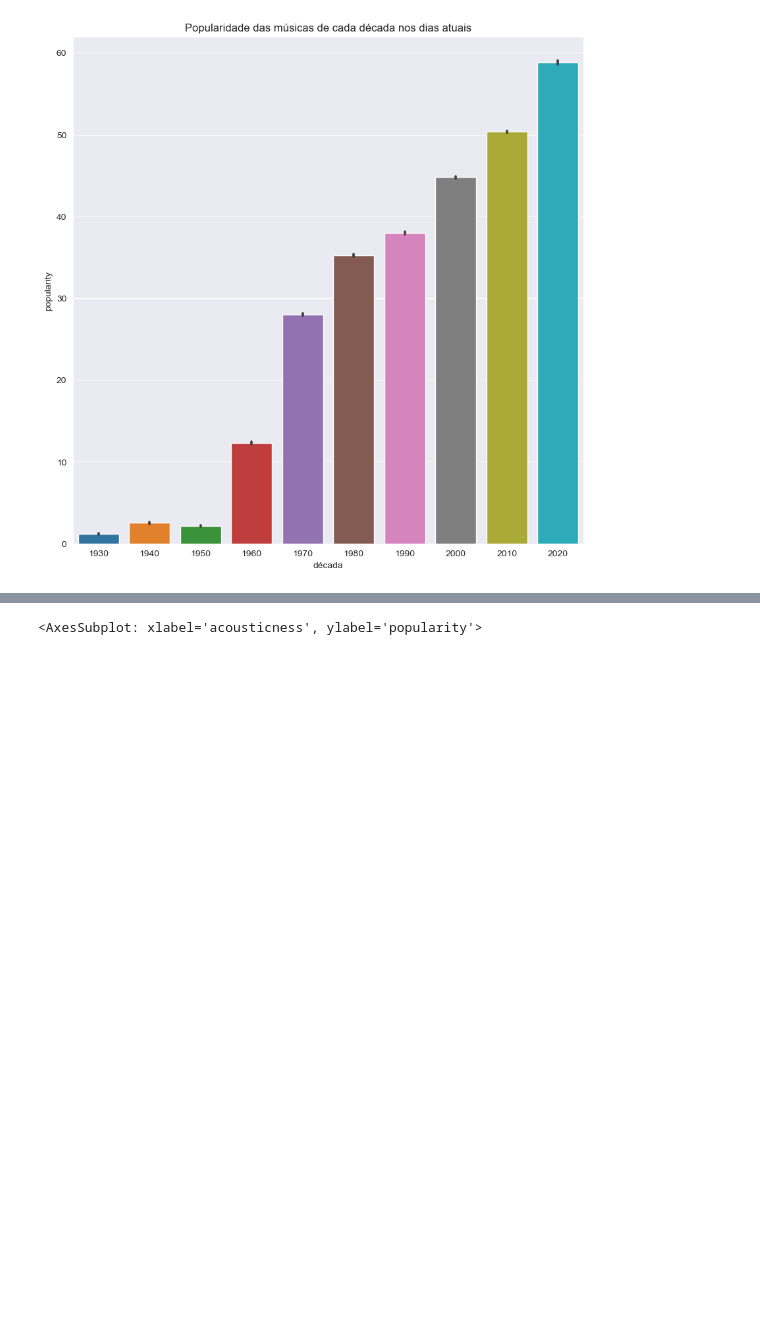
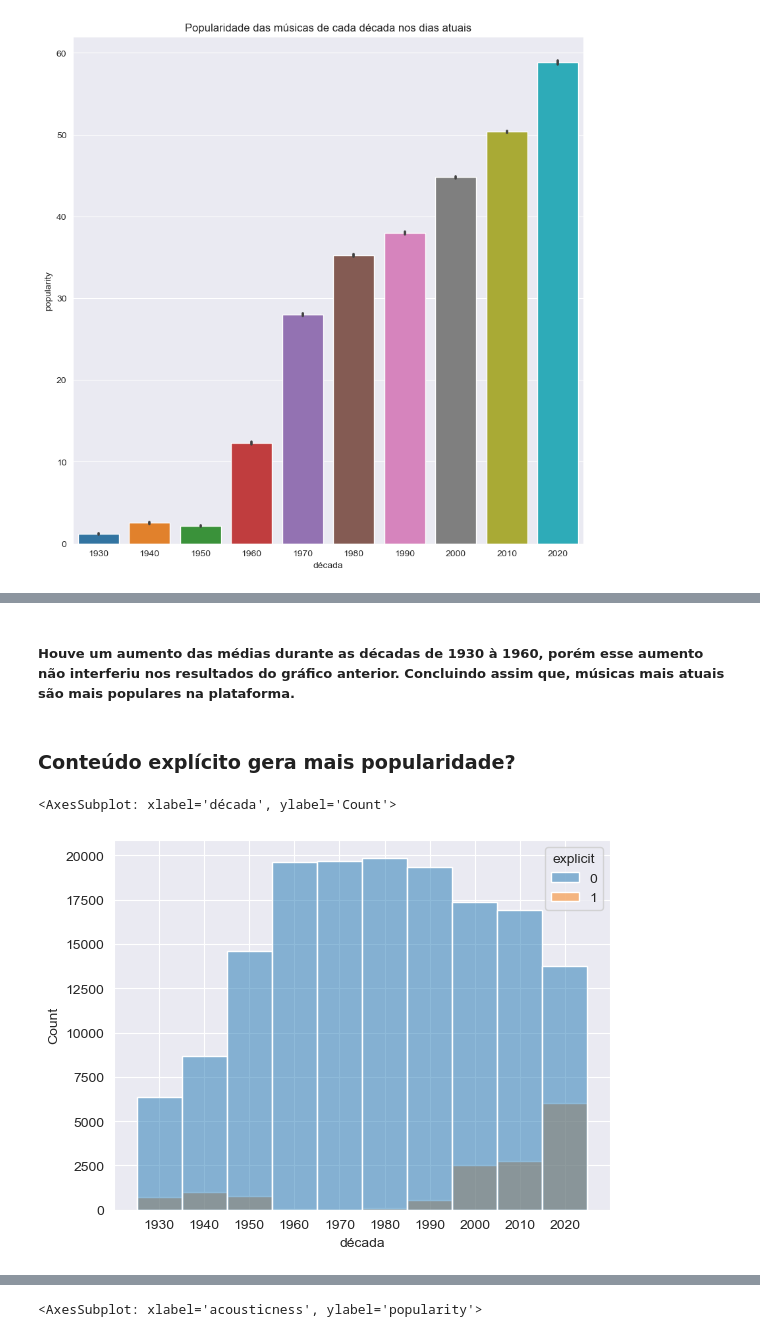
Before and after one commit to danilomiyatake/spotify, a Jupyter notebook: spotify_eda.ipynb, the cells around one changed output, grey strips where cells are left out. Drawn from its saved outputs; the diff is of its cells as text; code cells hidden in the pictures; blank space fills up the shorter version.

```diff
--- a/spotify_eda.ipynb
+++ b/spotify_eda.ipynb
@@ -356,0 +374,9 @@ for atr in atributos:
+# %% [markdown]
+##### Houve um aumento das médias durante as décadas de 1930 à 1960, porém esse aumento não interferiu nos resultados do gráfico anterior. Concluindo assim que, músicas mais atuais são mais populares na plataforma.
+# %% [markdown]
+### Conteúdo explícito gera mais popularidade?
+# %%
+sns.histplot(data_musicas, x='década', bins= 50, hue='explicit')
+# %% [output]
+<AxesSubplot: xlabel='década', ylabel='Count'>
+[figure, added]
```
Also changed, not shown: parts of 42 cells of this notebook.
